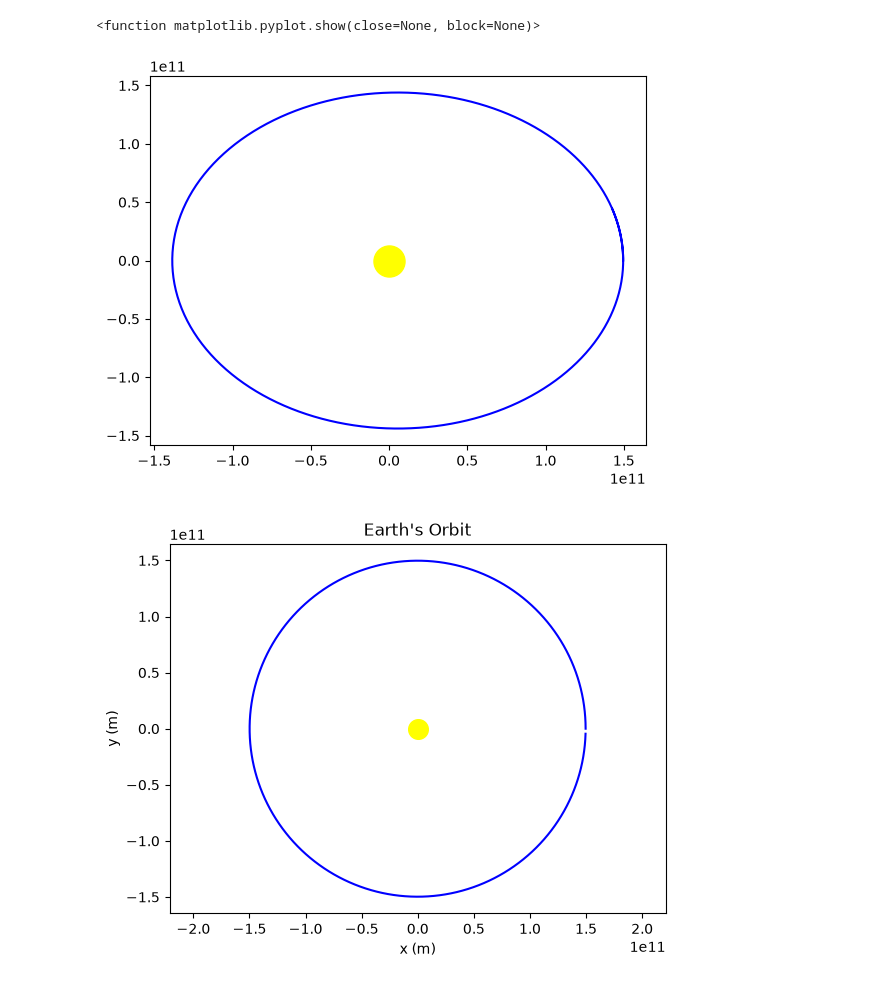
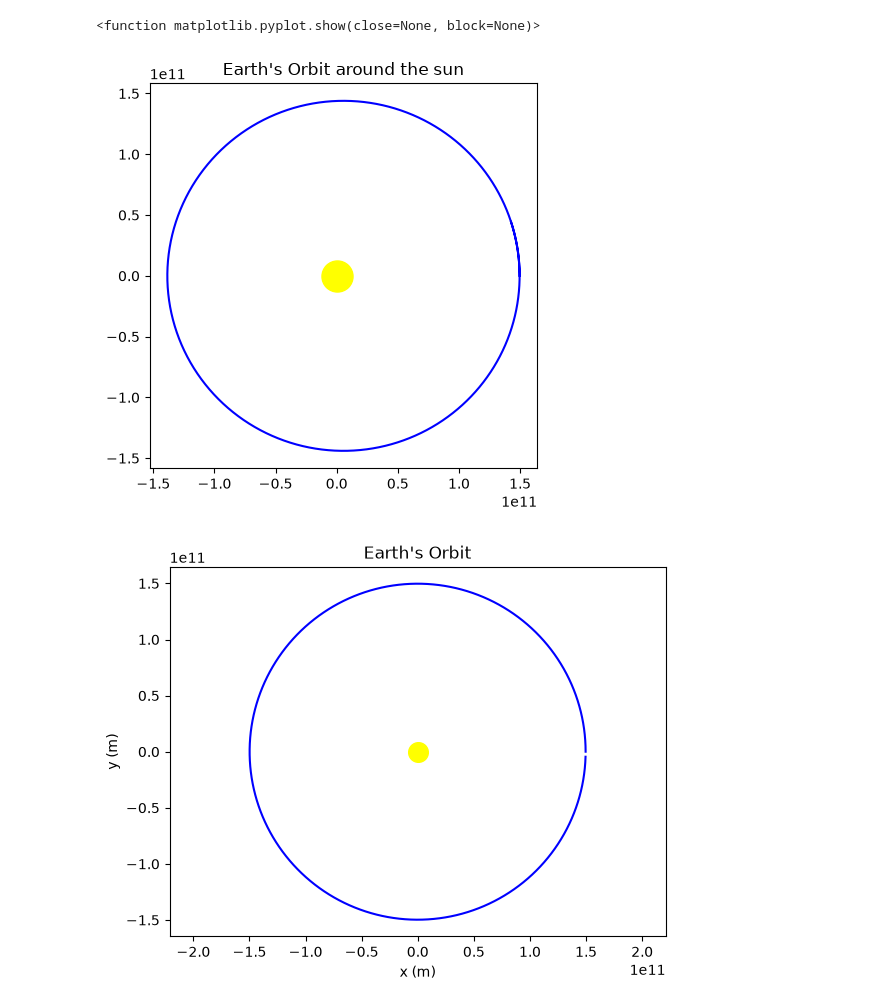
Before and after one commit to Yurui-Wang/Planeteary-Motions-CW, a Jupyter notebook: Planeteary-Motions-CW2 q3.ipynb, the cells around one changed output. Drawn from its saved outputs; the diff is of its cells as text; code cells hidden in the pictures.

```diff
--- a/Planeteary-Motions-CW2 q3.ipynb
+++ b/Planeteary-Motions-CW2 q3.ipynb
@@ -1,36 +1,42 @@
 # %%
 import numpy as np
 import matplotlib.pyplot as plt
 
 tmax = 31449600
 dt = 86400
 N = int(tmax/dt)
-r = np.zeros((N,2))
 r0 = np.array([149.6e9,0.0])
-v = np.zeros((N,2))
 v0 = np.array([0,29208.36397])
-r[0] = r0
-v[0] = v0
+G = 6.67348e-11
+M = 1.989e30
 
+def acceleration(r):
+    return (-G*M*(r))/((np.sqrt(((r[0])**2)+((r[1])**2)))**3)
 
-def a(rk):
-    return (-(6.67348e-11)*(1.989e30)*(rk))/((np.sqrt(((rk[0])**2)+((rk[1])**2)))**3)
+def verlet(r0, v0, dt, N):
+    v = np.zeros((N,2))
+    r = np.zeros((N,2))
+    r[0] = r0
+    v[0] = v0
 
-for i in range(0,N-1):
-    r[i+1] = r[i] + v[i]*dt + (1/2)*a(r[i])*(dt**2)
-    v[i+1] = v[i] + (1/2)*(a(r[i])+a(r[i+1]))*dt
-    r[i+1] = r[i] + v[i]*dt + (1/2)*a(r[i])*(dt**2)
-    v[i+1] = v[i] + (1/2)*(a(r[i])+a(r[i+1]))*dt
+    for i in range(0,N-1):
+        r[i+1] = r[i] + v[i]*dt + (1/2)*acceleration(r[i])*(dt**2)
+        v[i+1] = v[i] + (1/2)*(acceleration(r[i])+acceleration(r[i+1]))*dt
 
-plt.figure()
-x_values = [r[i][0] for i in range(0,N)]
-y_values = [r[i][1] for i in range(0,N)]
+    return r, v
+
+position, velocity = verlet(r0, v0, dt, N)
+
+plt.figure(figsize=(5,5))
+x_values = position[:, 0]
+y_values = position[:, 1]
 plt.plot(x_values,y_values, "b-")
 plt.scatter(0,0,color="yellow",s=500)
+plt.title("Earth's Orbit around the sun")
 plt.show
 # %% [output]
 <function matplotlib.pyplot.show(close=None, block=None)>
-[figure, old version]
+[figure, new version]
 # %%
 G = 6.67348e-11
 M = 1.989e30
```
Also changed, not shown: parts of 5 cells of this notebook.
